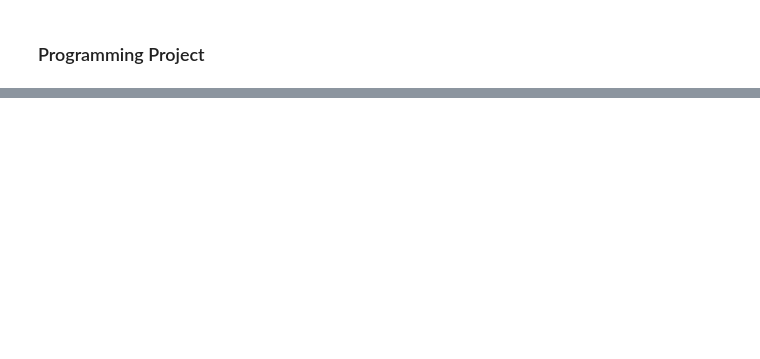
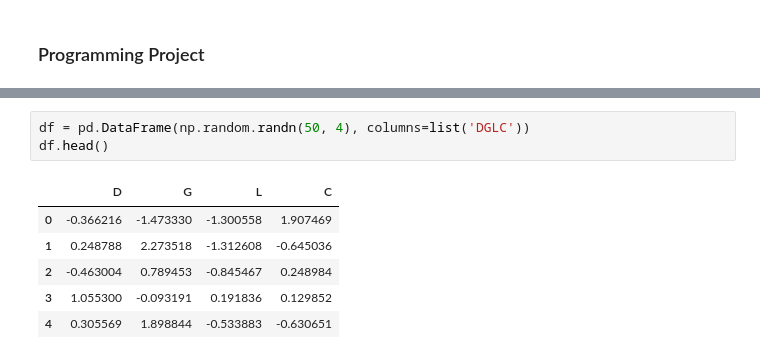
Before and after one commit to eamonnofarrell/Programming_Project, a Jupyter notebook: Prog_Project.ipynb, the cells around one changed output, grey strips where cells are left out. Drawn from its saved outputs; the diff is of its cells as text; blank space fills up the shorter version.

```diff
--- a/Prog_Project.ipynb
+++ b/Prog_Project.ipynb
@@ -23,0 +66,10 @@ array([[8.43223057e-01, 2.23647967e-01, 7.09582290e-01, 1.15883327e-01],
+# %%
+df = pd.DataFrame(np.random.randn(50, 4), columns=list('DGLC'))
+df.head()
+# %% [output]
+|  | D | G | L | C |
+| 0 | -0.366216 | -1.473330 | -1.300558 | 1.907469 |
+| 1 | 0.248788 | 2.273518 | -1.312608 | -0.645036 |
+| 2 | -0.463004 | 0.789453 | -0.845467 | 0.248984 |
+| 3 | 1.055300 | -0.093191 | 0.191836 | 0.129852 |
+| 4 | 0.305569 | 1.898844 | -0.533883 | -0.630651 |
```
Also changed, not shown: parts of 6 cells of this notebook.
